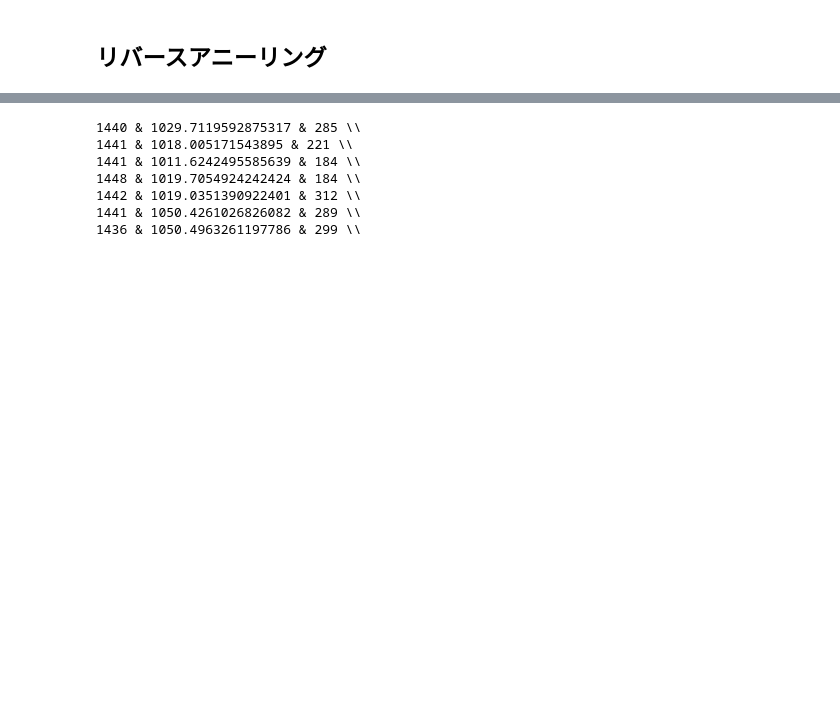
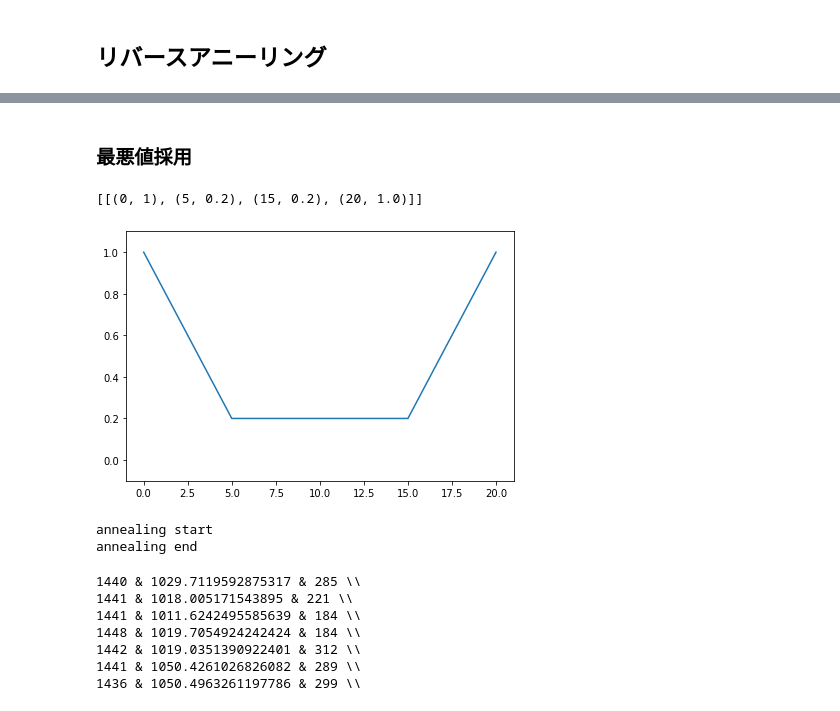
Before and after one commit to Romira915/combinatorial_optimization_solver, a Jupyter notebook: py_src/d-wave.ipynb, the cells around one changed output, grey strips where cells are left out. Cells and saved outputs as stored; diff of their text form; code cells hidden in the pictures; blank space fills up the shorter version.

```diff
--- a/py_src/d-wave.ipynb
+++ b/py_src/d-wave.ipynb
@@ -352,0 +352,2 @@ max     1679.000000    878.000000 -1.006402e+08   1022.000000
+# %% [markdown]
+### 最悪値採用
@@ -352,0 +356,26 @@ max     1679.000000    878.000000 -1.006402e+08   1022.000000
+# %%
+t = [(0, 5, 15, 20)]
+s = [(1, 0.2, 0.2, 1.0)]
+
+reverse_worst_schedules = [list(zip(t[i], s[i])) for i in range(len(t))]
+print(reverse_worst_schedules)
+# %% [output]
+[[(0, 1), (5, 0.2), (15, 0.2), (20, 1.0)]]
+# %%
+plt.close()
+plot_schedules(t, s, "reverse_anneal.jpg")
+# %% [output]
+[figure, added]
+# %%
+reverse_worst_samplesets = []
+for schedule in reverse_worst_schedules:
+    print("annealing start")
+    if solver == "QA":
+        reverse_worst_samplesets.append(sampler.sample_qubo(
+            Q, num_reads=num_reads, anneal_schedule=schedule, initial_state=init, reinitialize_state=False))
+    else:
+        reverse_worst_samplesets.append(sampler.sample_qubo(Q))
+    print("annealing end")
+# %% [output]
+annealing start
+annealing end
```
Also changed, not shown: parts of 14 cells of this notebook.
